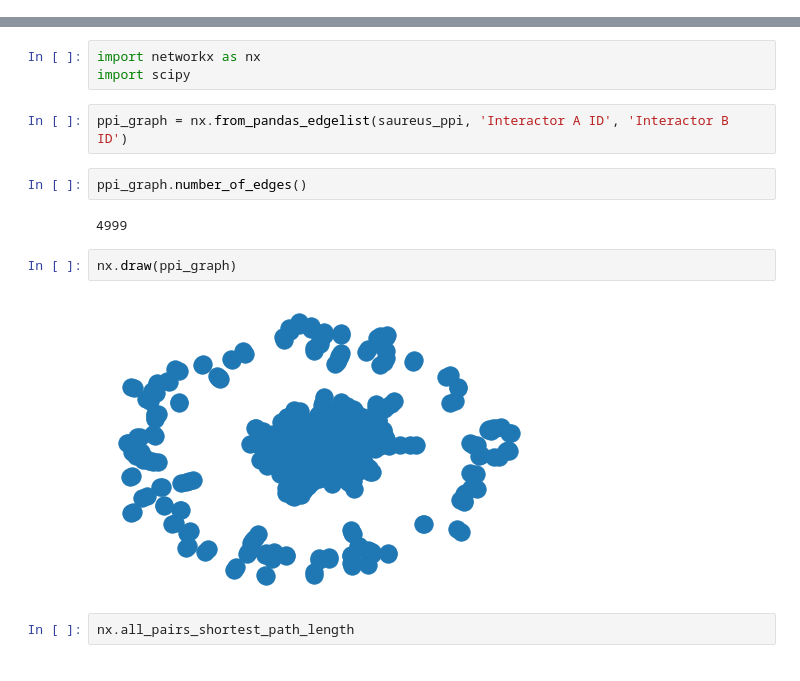
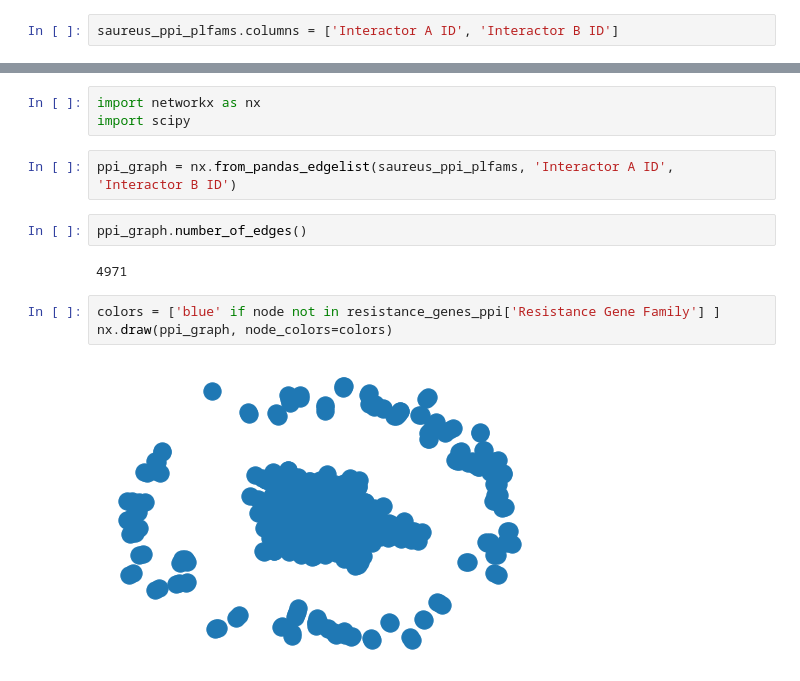
Before and after one commit to brunafistarol/MasterProjectDevelopment, a Jupyter notebook: Staphylococcus_aureus/Staphylococcus aureus.ipynb, the cells around one changed output, grey strips where cells are left out. Cells and saved outputs as stored; diff of their text form.

```diff
--- a/Staphylococcus_aureus/Staphylococcus aureus.ipynb
+++ b/Staphylococcus_aureus/Staphylococcus aureus.ipynb
@@ -66,20 +62,21 @@ Agora, substituímos os features a PPI por famílias:
 saureus_ppi_plfams = pd.DataFrame([plf.loc[saureus_ppi['Interactor A ID']].reset_index()['PATRIC genus-specific families (PLfams)'], plf.loc[saureus_ppi['Interactor B ID']].reset_index()['PATRIC genus-specific families (PLfams)']]).T
 # %%
 saureus_ppi_plfams.drop_duplicates(subset=None, keep='first', inplace=True)
+# %%
+saureus_ppi_plfams.columns = ['Interactor A ID', 'Interactor B ID']
 # %% [markdown]
 # NetworkX
 # %%
 import networkx as nx
 import scipy
 # %%
-ppi_graph = nx.from_pandas_edgelist(saureus_ppi, 'Interactor A ID', 'Interactor B ID')
+ppi_graph = nx.from_pandas_edgelist(saureus_ppi_plfams, 'Interactor A ID', 'Interactor B ID')
 # %%
 ppi_graph.number_of_edges()
 # %% [output]
-4999
+4971
-# %%
-nx.draw(ppi_graph)
-# %% [output]
-[figure, removed]
-# %%
-nx.all_pairs_shortest_path_length
+# %%
+colors = ['blue' if node not in resistance_genes_ppi['Resistance Gene Family'] ]
+nx.draw(ppi_graph, node_colors=colors)
+# %% [output]
+[figure, added]
```
Also changed, not shown: parts of 12 cells of this notebook.
